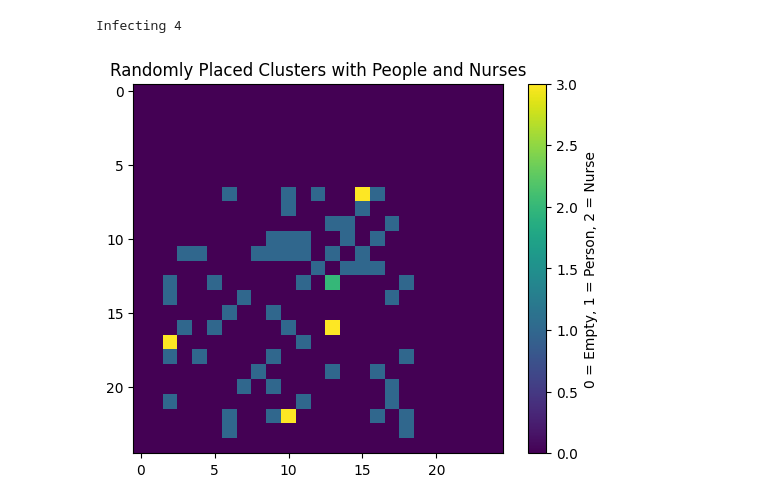
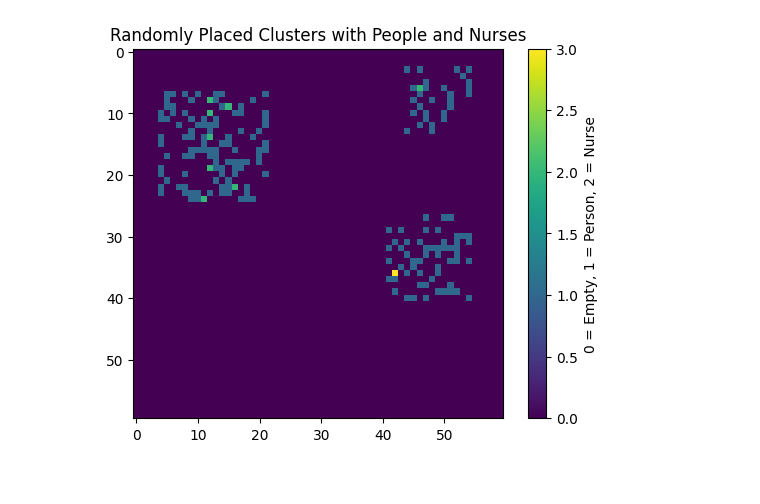
Before and after one commit to DanCUWA/CITS4403_Project, a Jupyter notebook: Run_Notebook.ipynb, the cells around one changed output. Drawn from its saved outputs; the diff is of its cells as text; code cells hidden in the pictures.

```diff
--- a/Run_Notebook.ipynb
+++ b/Run_Notebook.ipynb
@@ -32,26 +16,23 @@ The autoreload extension is already loaded. To reload it, use:
 # %%
-# %load_ext autoreload
-# %autoreload 2
-# from cls import *
-# import time
-BOARDSIZE = 25
-NUM_CLUSTERS = 1
-PROB_NURSE = 0.02
-PROB_PERSON = 0.2
+from cls import *
+import time
+BOARDSIZE = 60
+NUM_CLUSTERS = 3
+PROB_NURSE = 0.05
+PROB_PERSON = 0.3
 sim = Simulation(board_size=BOARDSIZE,num_clusters=NUM_CLUSTERS,
                     prob_nurse=PROB_NURSE,prob_person=PROB_PERSON)
 # print(sim.show_map())
 sim.start()
 sim.view()
 # while True:
 #     sim.step()
 #     sim.view()
 #     time.sleep(3)
 # if __name__ == "__main__":
 #     main()
 # %% [output]
-Infecting 4
-[figure, old version]
+[figure, new version]
 # %%
 sim.view()
 sim.step()
```
Also changed, not shown: parts of 21 cells of this notebook, 4 other files.
